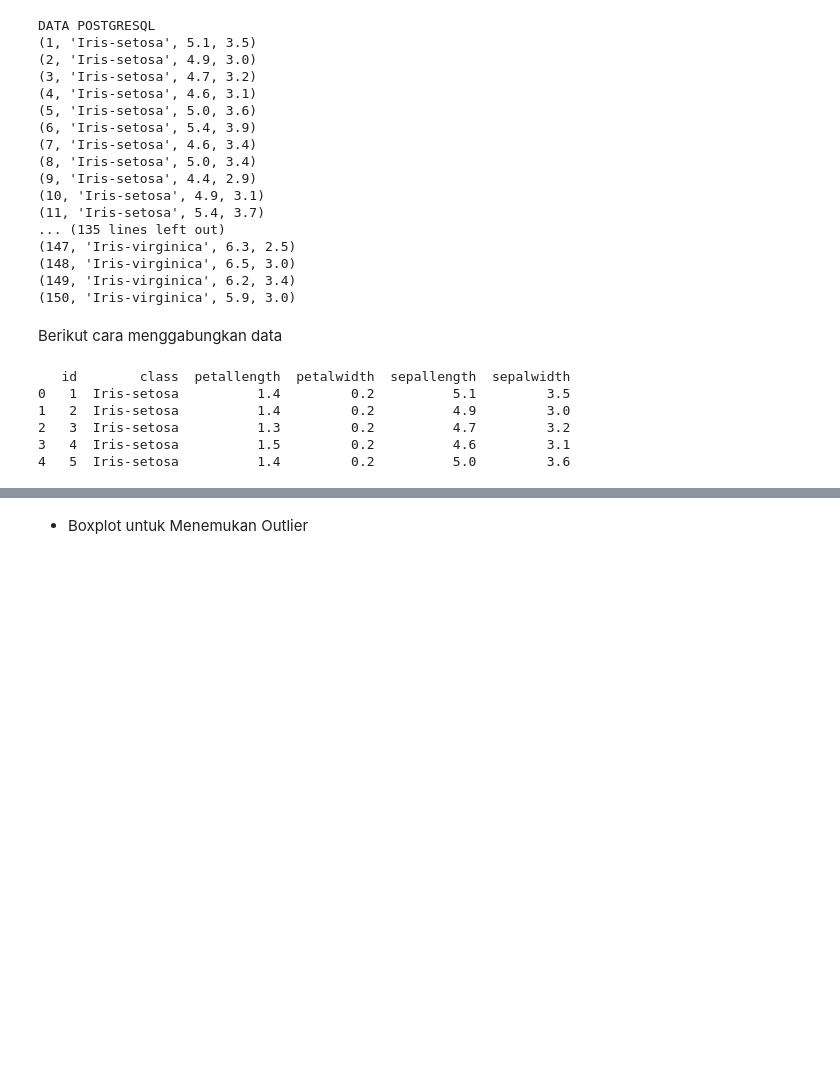
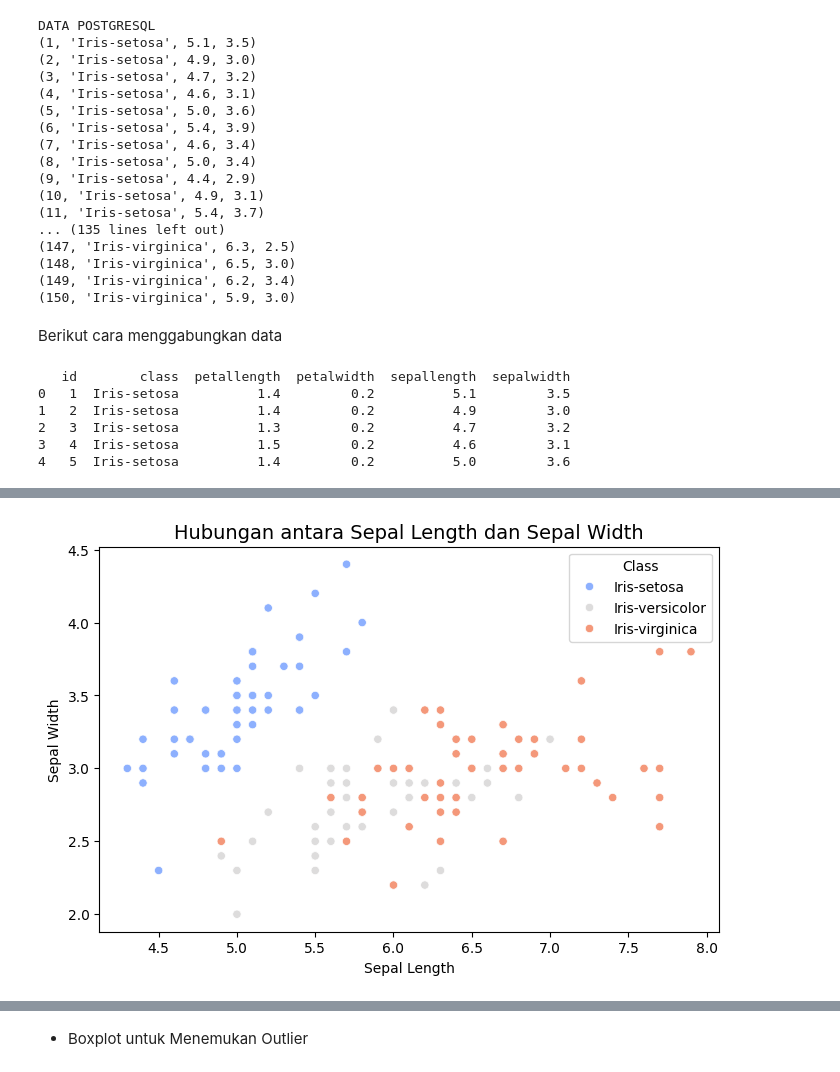
Before and after one commit to AqbilBarakaa/pendata, a Jupyter notebook: pendata/_build/jupyter_execute/Memahami_data.ipynb, the cells around one changed output, grey strips where cells are left out. Cells and saved outputs as stored; diff of their text form; code cells hidden in the pictures; blank space fills up the shorter version.

```diff
--- a/pendata/_build/jupyter_execute/Memahami_data.ipynb
+++ b/pendata/_build/jupyter_execute/Memahami_data.ipynb
@@ -195,0 +245,11 @@ max        7.900000     4.400000      6.900000     2.500000
+# %%
+# Scatter Plot: Hubungan antara Sepal Length dan Sepal Width
+plt.figure(figsize=(8, 5))
+sns.scatterplot(x=df["sepallength"], y=df["sepalwidth"], hue=df["class"], palette="coolwarm")
+plt.title("Hubungan antara Sepal Length dan Sepal Width", fontsize=14)
+plt.xlabel("Sepal Length")
+plt.ylabel("Sepal Width")
+plt.legend(title="Class")
+plt.show()
+# %% [output]
+[figure, added]
```
Also changed, not shown: parts of 16 cells of this notebook, 27 other files.
